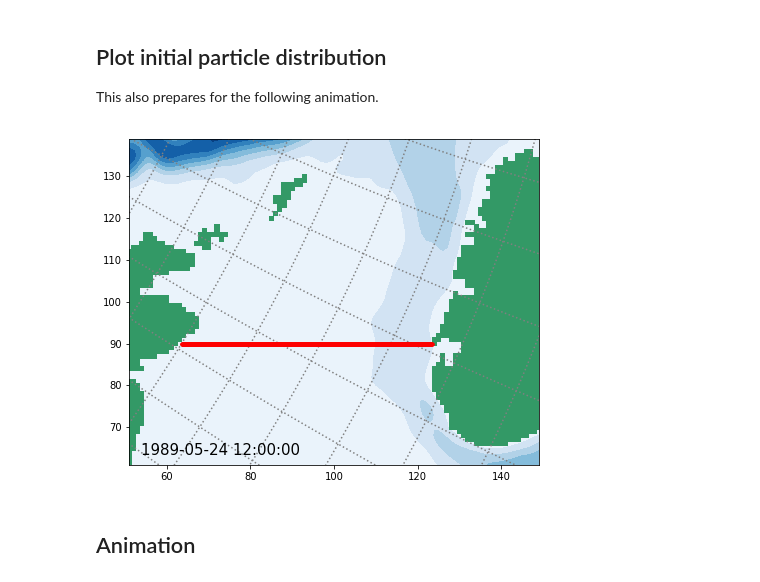
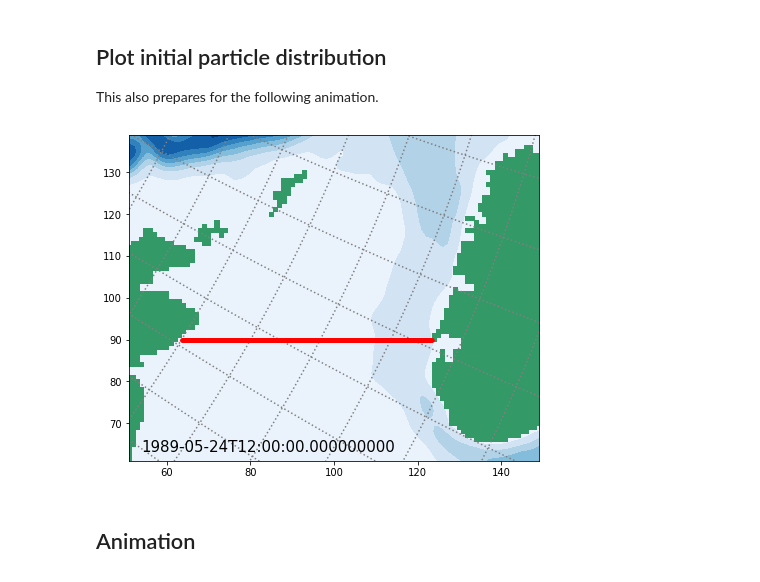
Before and after one commit to bjornaa/ladim1, a Jupyter notebook: examples/line/animate.ipynb, the cells around one changed output. Cells and saved outputs as stored; diff of their text form; code cells hidden in the pictures.

```diff
--- a/examples/line/animate.ipynb
+++ b/examples/line/animate.ipynb
@@ -57,36 +57,36 @@ ax.contourf(Xcell, Ycell, H, cmap=cmap)
 
 # Lon/lat lines
 ax.contour(Xcell, Ycell, lat, levels=range(55, 63),
            colors='grey', linestyles=':')
 ax.contour(Xcell, Ycell, lon, levels=range(-6, 10, 2),
            colors='grey', linestyles=':')
 
 # A simple landmask from the ROMS grid
 constmap = plt.matplotlib.colors.ListedColormap([0.2, 0.6, 0.4])
 M = np.ma.masked_where(M > 0, M)
 ax.pcolormesh(Xb, Yb, M, cmap=constmap)
 
 # particle_file
 pf = ParticleFile(ladim_file)
 
 # Particle plot
 X, Y = pf.position(0)
 dots, = ax.plot(X, Y, '.', color='red')
 
 # Time stamp, lower left corner
-timestamp = ax.text(0.03, 0.03, pf.time(0), fontsize=15,
+timestamp = ax.text(0.03, 0.03, pf.time[0], fontsize=15,
                     transform=ax.transAxes)
 
 # Animation update function
 def plot_dots(timestep):
     X, Y = pf.position(timestep)
     dots.set_data(X, Y)
-    timestamp.set_text(pf.time(timestep))
+    timestamp.set_text(pf.time[timestep].values)
     return dots
 
 plot_dots(0);
 # %% [output]
-[figure, old version]
+[figure, new version]
 # %% [markdown]
 ## Animation
 # %%
```
Also changed, not shown: 7 other files.
